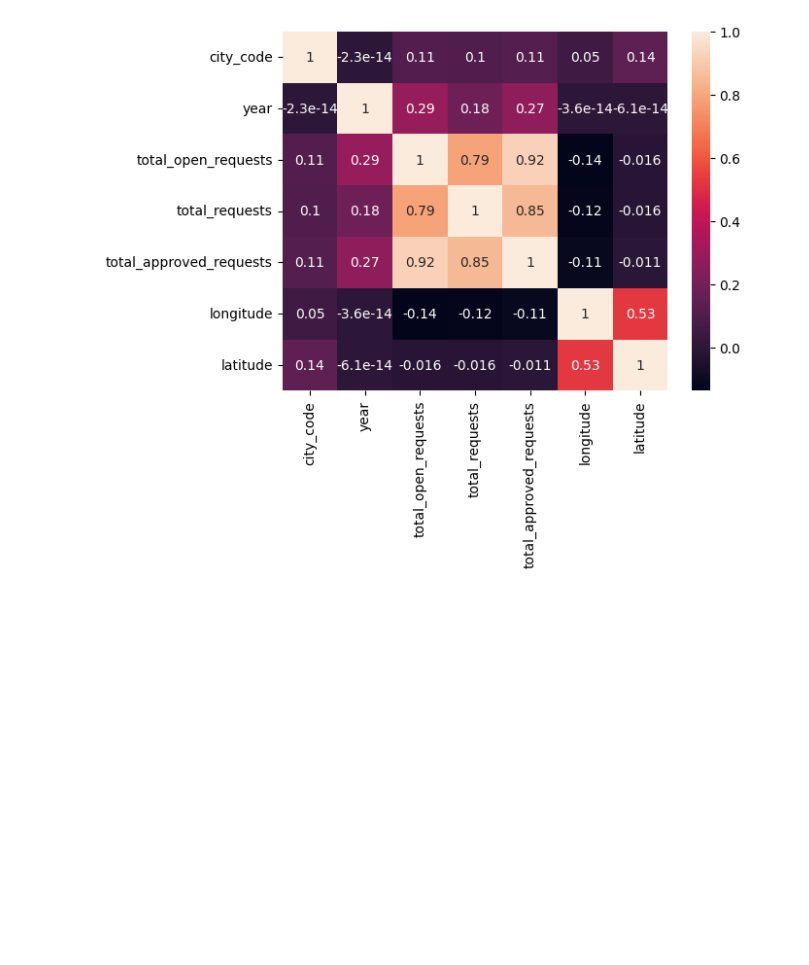
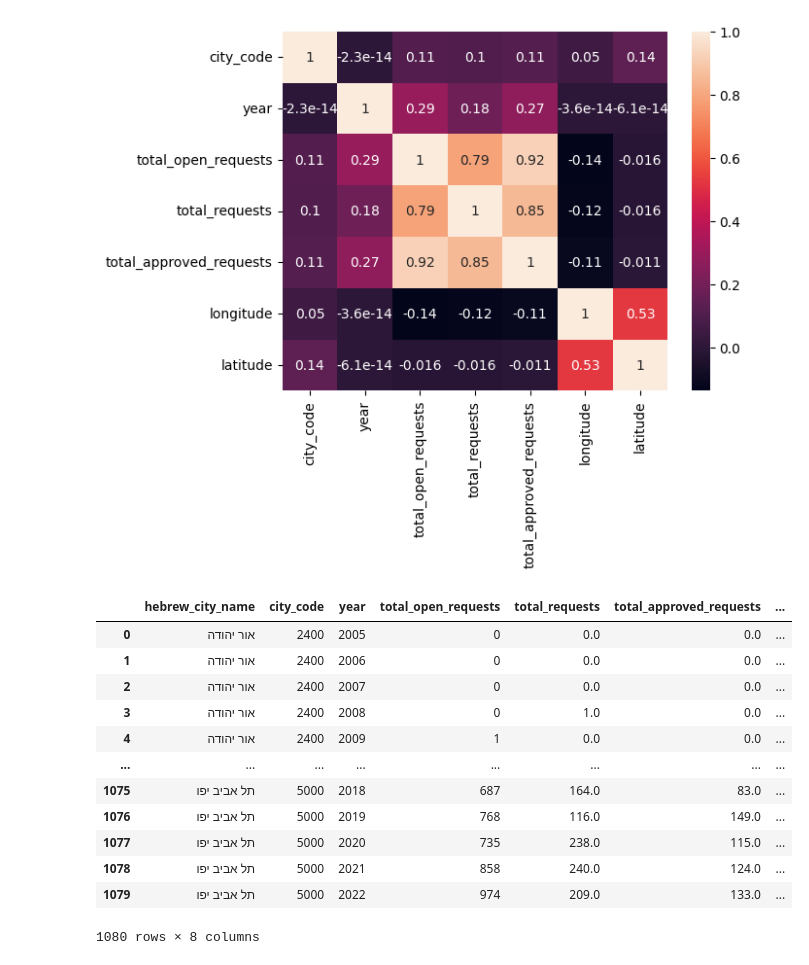
Before and after one commit to SaraShimon/Tama, a Jupyter notebook: predict_next_years_approved_requests_distribution/visualization/correlation_matrix.ipynb, the cells around one changed output. Saved outputs shown, nothing was run; the diff lists cells and outputs as text; code cells hidden in the pictures; blank space fills up the shorter version.

```diff
--- a/predict_next_years_approved_requests_distribution/visualization/correlation_matrix.ipynb
+++ b/predict_next_years_approved_requests_distribution/visualization/correlation_matrix.ipynb
@@ -9,3 +9,30 @@ snc.heatmap(corr, annot=True)
 # %% [output]
 <Axes: >
 [figure]
+# %%
+
+from sklearn.preprocessing import MinMaxScaler
+import numpy as np
+
+# copy the data
+norm_tama_df = tama_df.copy()
+
+# apply normalization techniques
+columns = ['longitude', 'latitude']
+norm_tama_df[columns] = MinMaxScaler().fit_transform(np.array(norm_tama_df[columns]).reshape(-1,2))
+
+norm_tama_df
+# %% [output]
+|  | hebrew_city_name | city_code | year | total_open_requests | total_requests | total_approved_requests | ... |
+| 0 | אור יהודה | 2400 | 2005 | 0 | 0.0 | 0.0 | ... |
+| 1 | אור יהודה | 2400 | 2006 | 0 | 0.0 | 0.0 | ... |
+| 2 | אור יהודה | 2400 | 2007 | 0 | 0.0 | 0.0 | ... |
+| 3 | אור יהודה | 2400 | 2008 | 0 | 1.0 | 0.0 | ... |
+| 4 | אור יהודה | 2400 | 2009 | 1 | 0.0 | 0.0 | ... |
+| ... | ... | ... | ... | ... | ... | ... | ... |
+| 1075 | תל אביב יפו | 5000 | 2018 | 687 | 164.0 | 83.0 | ... |
+| 1076 | תל אביב יפו | 5000 | 2019 | 768 | 116.0 | 149.0 | ... |
+| 1077 | תל אביב יפו | 5000 | 2020 | 735 | 238.0 | 115.0 | ... |
+| 1078 | תל אביב יפו | 5000 | 2021 | 858 | 240.0 | 124.0 | ... |
+| 1079 | תל אביב יפו | 5000 | 2022 | 974 | 209.0 | 133.0 | ... |
+1080 rows × 8 columns
```
Also changed, not shown: parts of 7 cells of this notebook.
